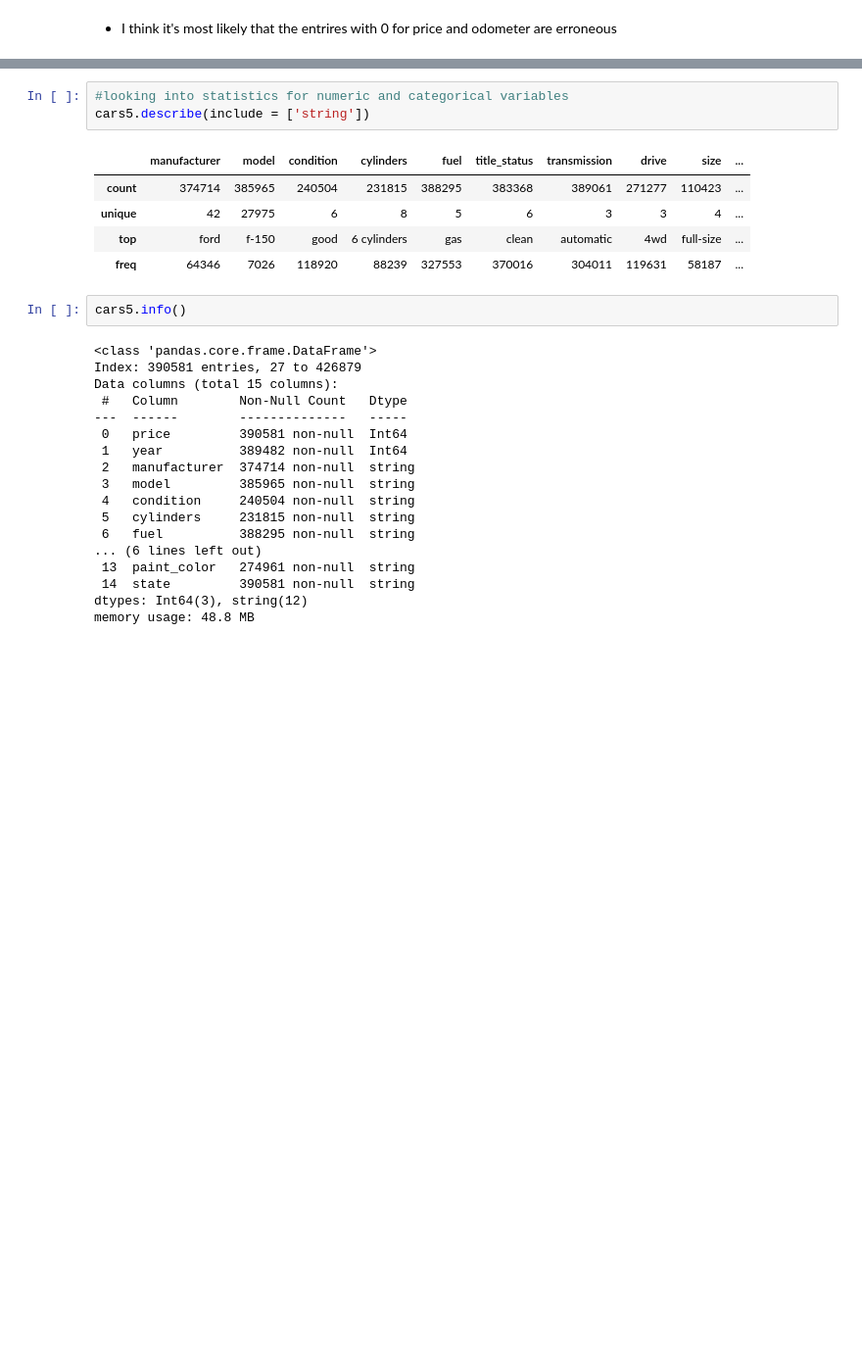
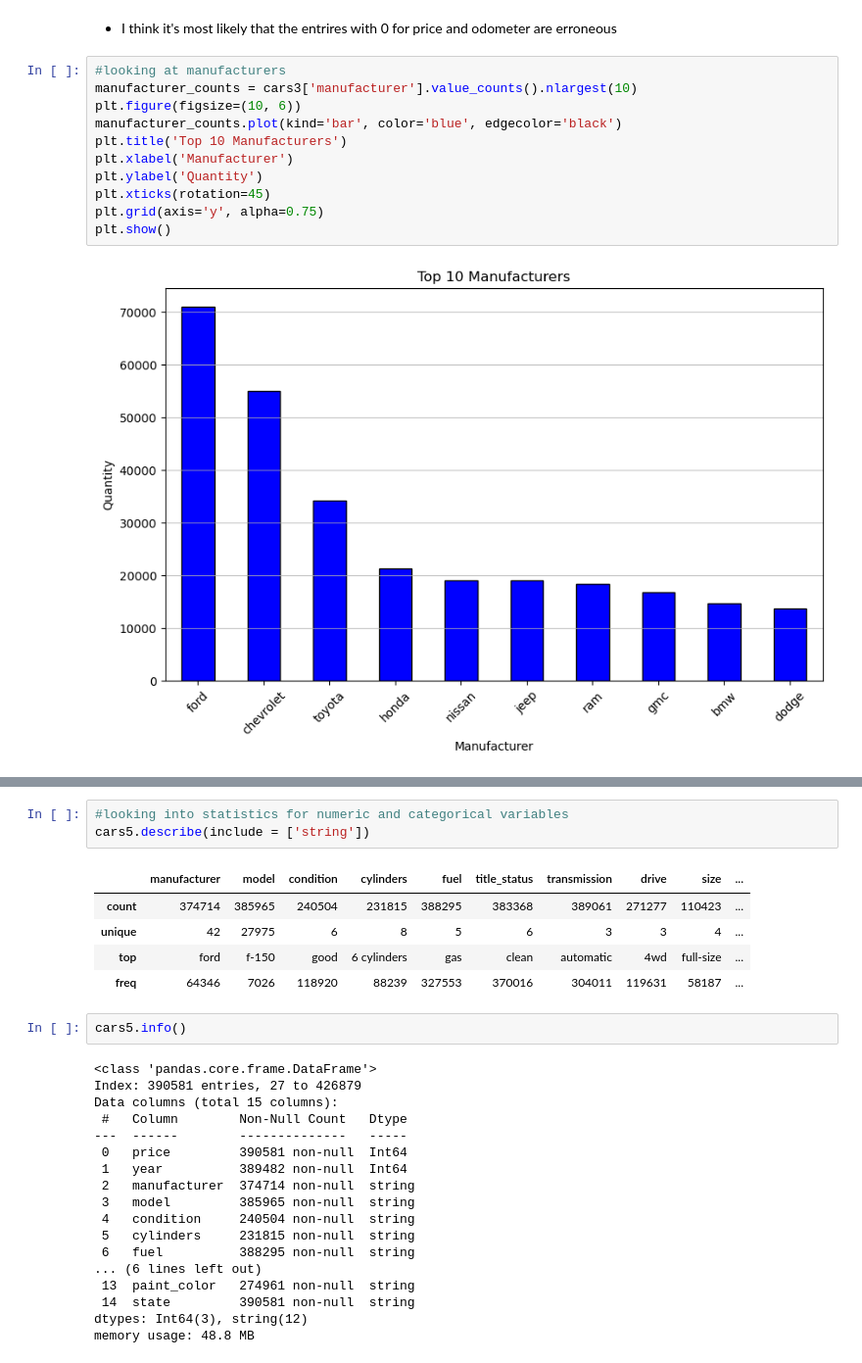
Before and after one commit to Ellen-Kajca/Practical2, a Jupyter notebook: EllenKajcaPractical.ipynb, the cells around one changed output, grey strips where cells are left out. Shown at 98% size. Saved outputs shown, nothing was run; the diff lists cells and outputs as text; blank space fills up the shorter version.

```diff
--- a/EllenKajcaPractical.ipynb
+++ b/EllenKajcaPractical.ipynb
@@ -197,5 +218,18 @@ statistics.mode(cars3.price)
 # %% [markdown]
 - I think it's most likely that the entrires with 0 for price and odometer are erroneous
+# %%
+#looking at manufacturers
+manufacturer_counts = cars3['manufacturer'].value_counts().nlargest(10)
+plt.figure(figsize=(10, 6))
+manufacturer_counts.plot(kind='bar', color='blue', edgecolor='black')
+plt.title('Top 10 Manufacturers')
+plt.xlabel('Manufacturer')
+plt.ylabel('Quantity')
+plt.xticks(rotation=45)
+plt.grid(axis='y', alpha=0.75)
+plt.show()
+# %% [output]
+[figure, added]
 # %%
 #dropping rows where 'odometer' or 'price' is 0
 cars5 = cars3[(cars3['odometer'] != 0) & (cars3['price'] != 0)]
```
Also changed, not shown: parts of 25 cells of this notebook.
